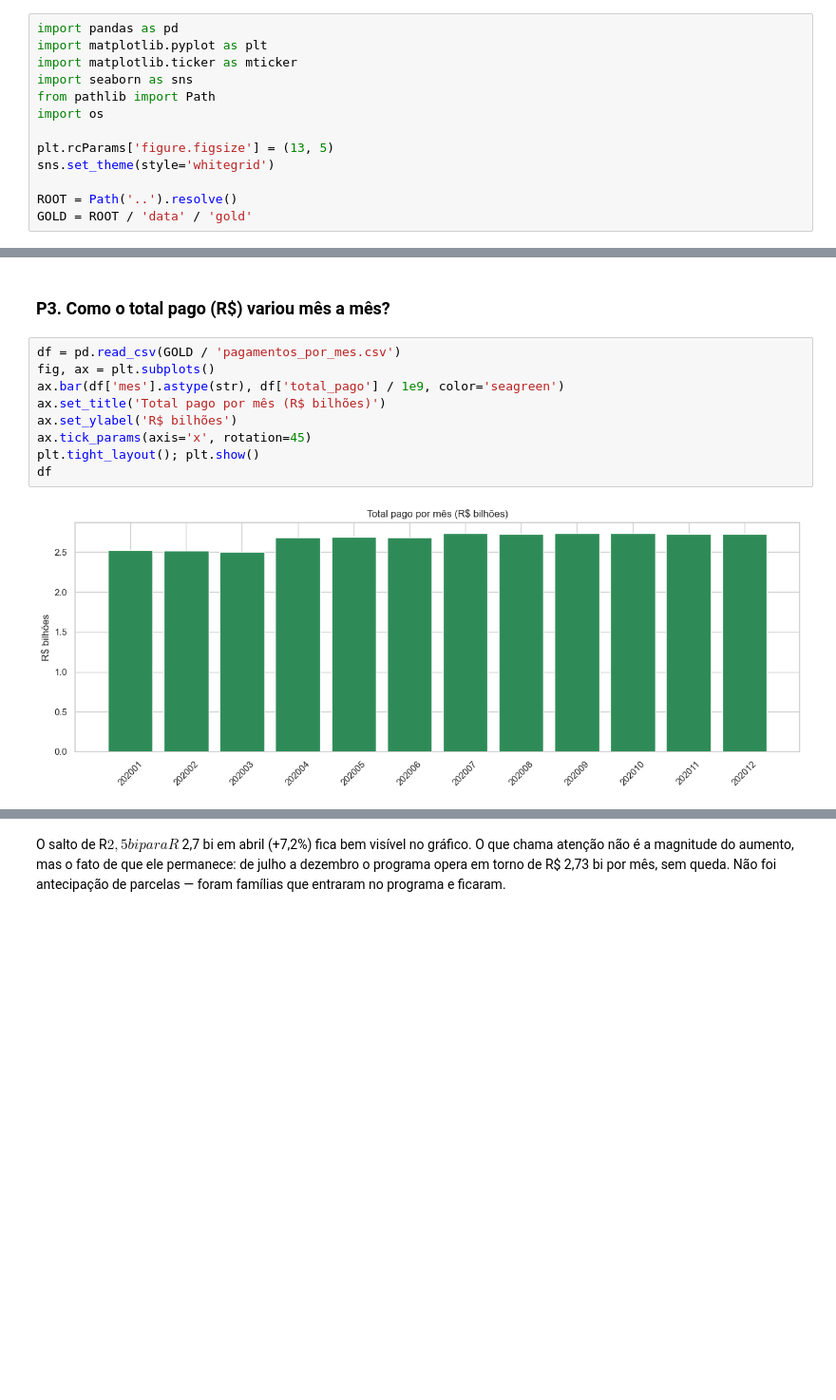
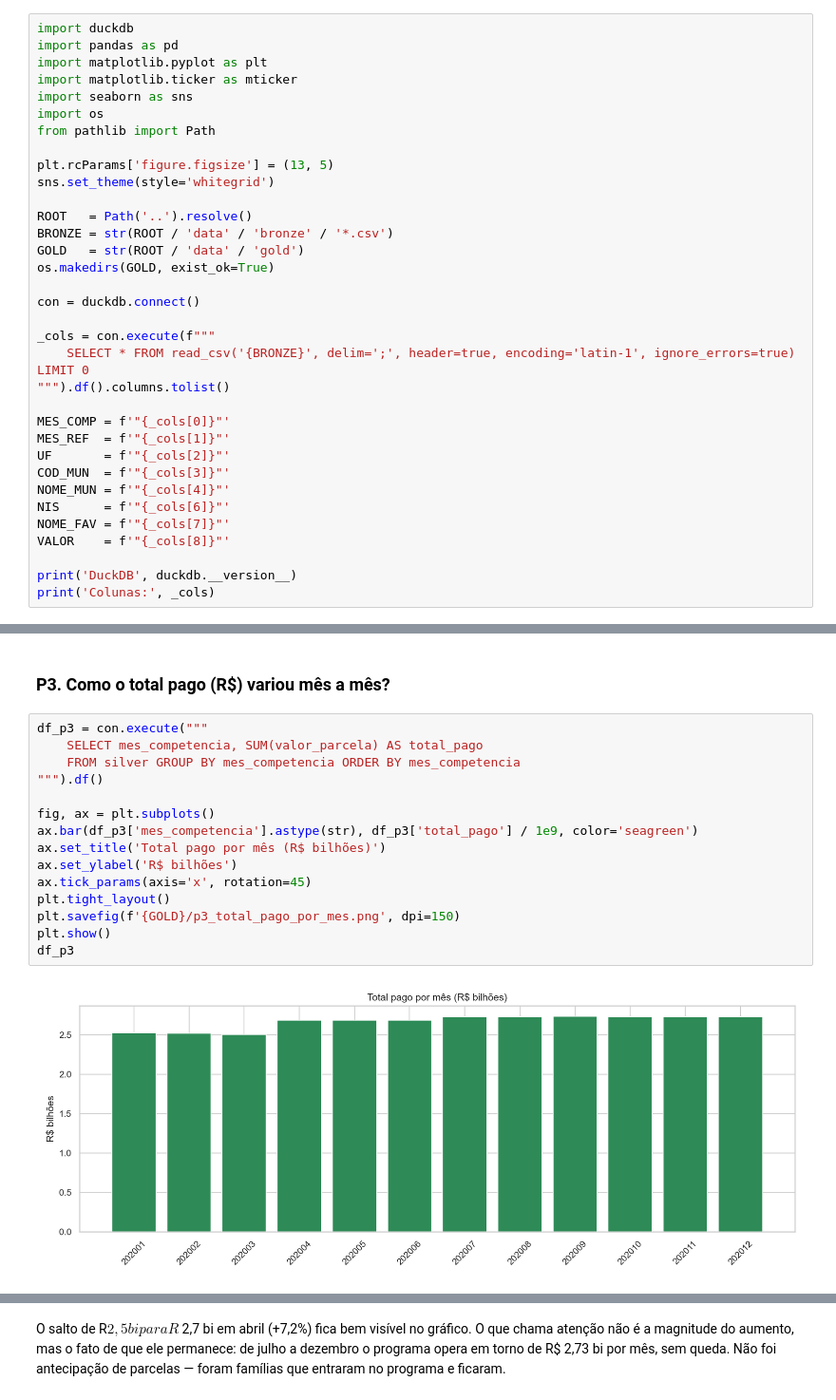
Before and after one commit to LuizGFS001/bolsa-familia-2020-eda, a Jupyter notebook: notebooks/01-EDA.ipynb, the cells around one changed output, grey strips where cells are left out. Shown at 95% size. Saved outputs shown, nothing was run; the diff lists cells and outputs as text; blank space fills up the shorter version.

```diff
--- a/notebooks/01-EDA.ipynb
+++ b/notebooks/01-EDA.ipynb
@@ -14,15 +11,36 @@
 # %% [markdown]
 ## Setup
 # %%
+import duckdb
 import pandas as pd
 import matplotlib.pyplot as plt
 import matplotlib.ticker as mticker
 import seaborn as sns
+import os
 from pathlib import Path
-import os
 
 plt.rcParams['figure.figsize'] = (13, 5)
 sns.set_theme(style='whitegrid')
 
-ROOT = Path('..').resolve()
-GOLD = ROOT / 'data' / 'gold'
+ROOT   = Path('..').resolve()
+BRONZE = str(ROOT / 'data' / 'bronze' / '*.csv')
+GOLD   = str(ROOT / 'data' / 'gold')
+os.makedirs(GOLD, exist_ok=True)
+
+con = duckdb.connect()
+
+_cols = con.execute(f"""
+    SELECT * FROM read_csv('{BRONZE}', delim=';', header=true, encoding='latin-1', ignore_errors=true) LIMIT 0
+""").df().columns.tolist()
+
+MES_COMP = f'"{_cols[0]}"'
+MES_REF  = f'"{_cols[1]}"'
+UF       = f'"{_cols[2]}"'
+COD_MUN  = f'"{_cols[3]}"'
+NOME_MUN = f'"{_cols[4]}"'
+NIS      = f'"{_cols[6]}"'
+NOME_FAV = f'"{_cols[7]}"'
+VALOR    = f'"{_cols[8]}"'
+
+print('DuckDB', duckdb.__version__)
+print('Colunas:', _cols)
@@ -70,13 +188,19 @@ De janeiro a março, o programa atendia em torno de 13,2 milhões de famílias p
 # %% [markdown]
 ### P3. Como o total pago (R$) variou mês a mês?
 # %%
-df = pd.read_csv(GOLD / 'pagamentos_por_mes.csv')
+df_p3 = con.execute("""
+    SELECT mes_competencia, SUM(valor_parcela) AS total_pago
+    FROM silver GROUP BY mes_competencia ORDER BY mes_competencia
+""").df()
+
 fig, ax = plt.subplots()
-ax.bar(df['mes'].astype(str), df['total_pago'] / 1e9, color='seagreen')
+ax.bar(df_p3['mes_competencia'].astype(str), df_p3['total_pago'] / 1e9, color='seagreen')
 ax.set_title('Total pago por mês (R$ bilhões)')
 ax.set_ylabel('R$ bilhões')
 ax.tick_params(axis='x', rotation=45)
-plt.tight_layout(); plt.show()
-df
+plt.tight_layout()
+plt.savefig(f'{GOLD}/p3_total_pago_por_mes.png', dpi=150)
+plt.show()
+df_p3
 # %% [output]
-[figure, old version]
+[figure, new version]
```
Also changed, not shown: parts of 31 cells of this notebook, 3 other files.
